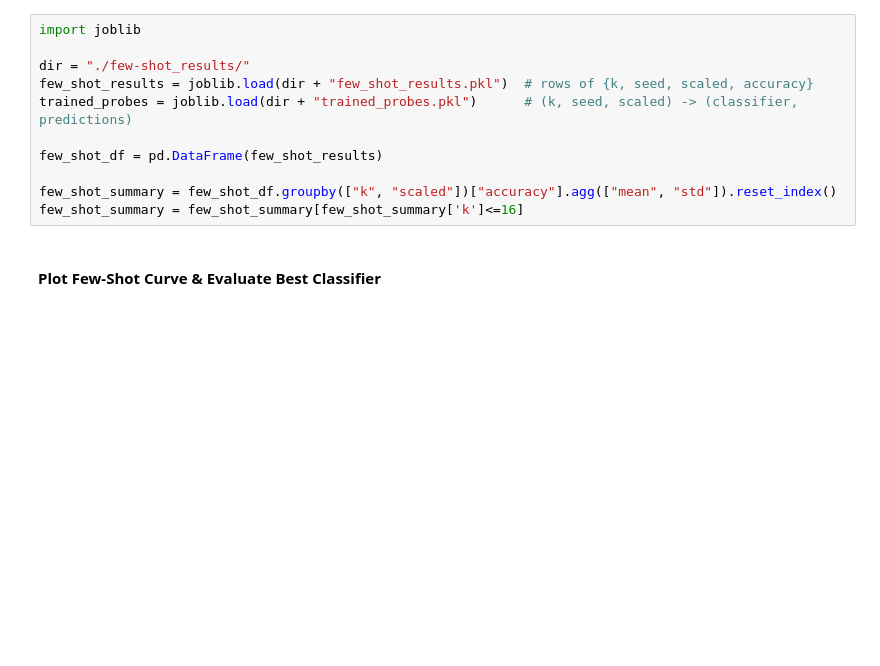
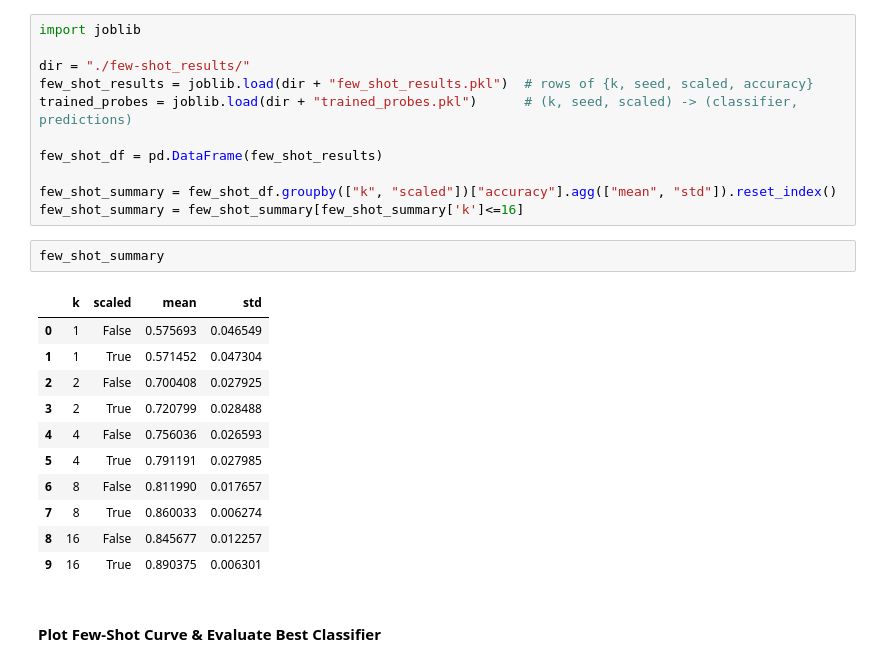
Before and after one commit to Nello-pn/trashCLIP, a Jupyter notebook: CLIP_LinearProbe.ipynb, the cells around one changed output. Drawn from its saved outputs; the diff is of its cells as text; blank space fills up the shorter version.

```diff
--- a/CLIP_LinearProbe.ipynb
+++ b/CLIP_LinearProbe.ipynb
@@ -251,6 +251,20 @@ few_shot_df = pd.DataFrame(few_shot_results)
 
 few_shot_summary = few_shot_df.groupby(["k", "scaled"])["accuracy"].agg(["mean", "std"]).reset_index()
 few_shot_summary = few_shot_summary[few_shot_summary['k']<=16]
+# %%
+few_shot_summary
+# %% [output]
+|  | k | scaled | mean | std |
+| 0 | 1 | False | 0.575693 | 0.046549 |
+| 1 | 1 | True | 0.571452 | 0.047304 |
+| 2 | 2 | False | 0.700408 | 0.027925 |
+| 3 | 2 | True | 0.720799 | 0.028488 |
+| 4 | 4 | False | 0.756036 | 0.026593 |
+| 5 | 4 | True | 0.791191 | 0.027985 |
+| 6 | 8 | False | 0.811990 | 0.017657 |
+| 7 | 8 | True | 0.860033 | 0.006274 |
+| 8 | 16 | False | 0.845677 | 0.012257 |
+| 9 | 16 | True | 0.890375 | 0.006301 |
 # %% [markdown]
 #### Plot Few-Shot Curve & Evaluate Best Classifier
 # %%
```
Also changed, not shown: 1 other file.
